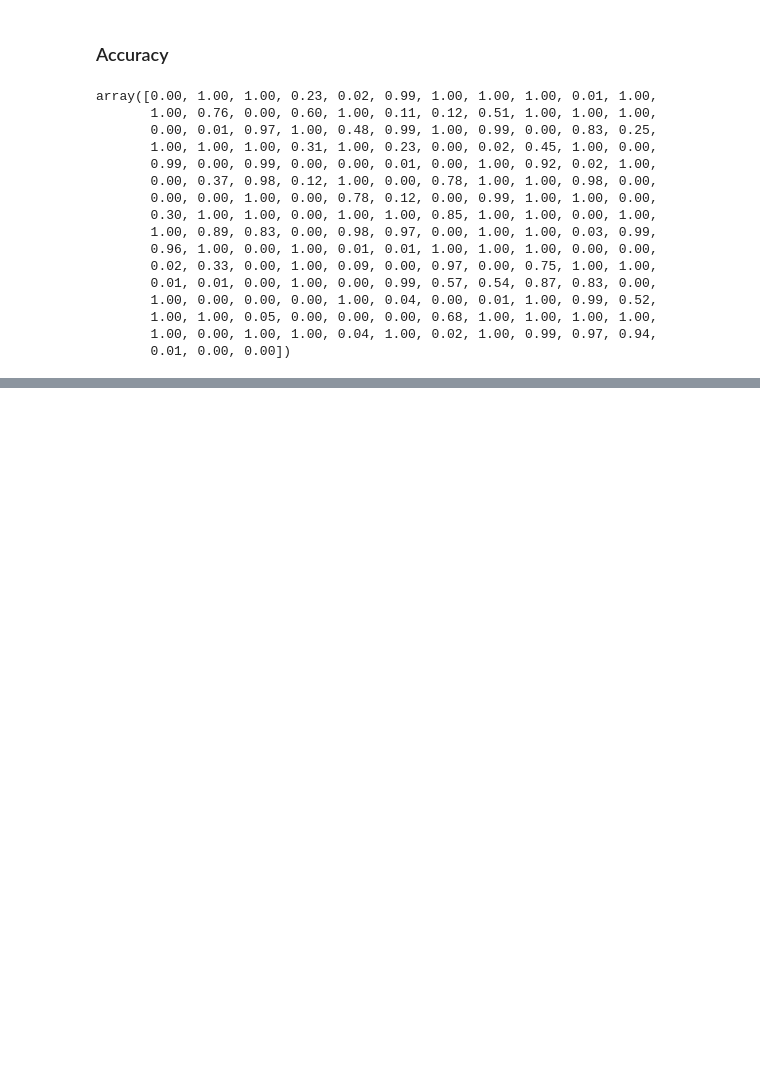
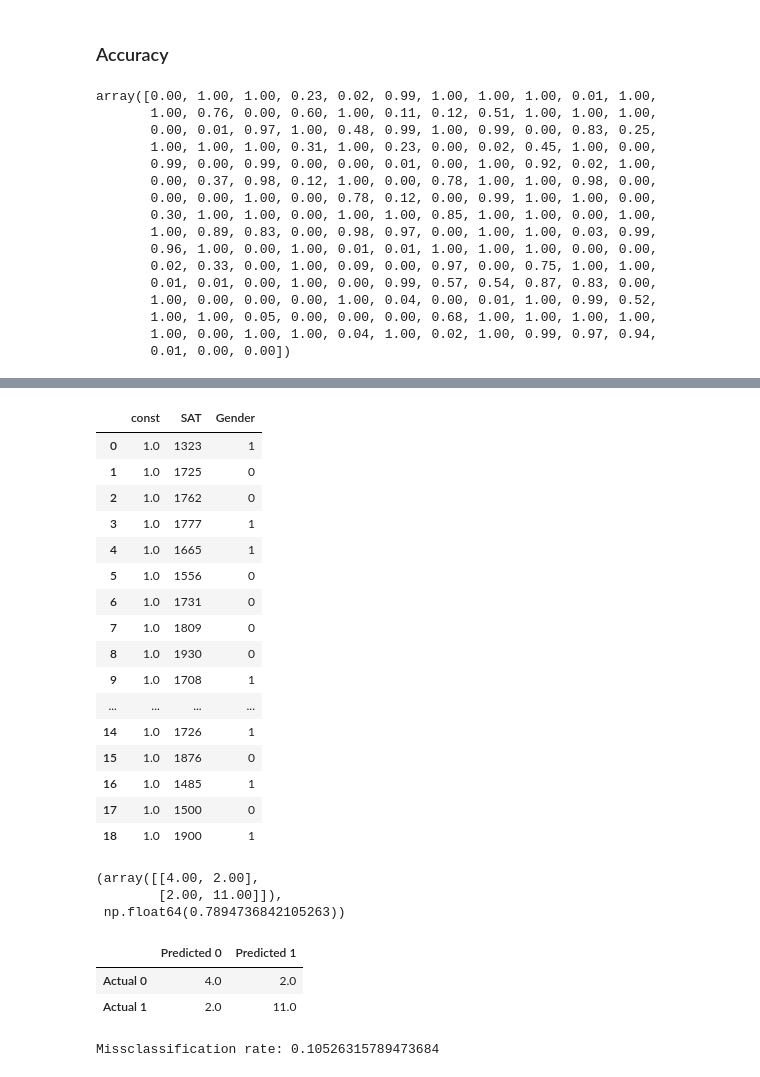
Before and after one commit to manuel22fuele/DC_Codes, a Jupyter notebook: Binary Predictores in a Logistic Regression.ipynb, the cells around one changed output, grey strips where cells are left out. Cells and saved outputs as stored; diff of their text form; code cells hidden in the pictures; blank space fills up the shorter version.

```diff
--- a/Binary Predictores in a Logistic Regression.ipynb
+++ b/Binary Predictores in a Logistic Regression.ipynb
@@ -108,0 +203,27 @@ array([0.00, 1.00, 1.00, 0.23, 0.02, 0.99, 1.00, 1.00, 1.00, 0.01, 1.00,
+# %%
+# Our test data should be exactly the same as our input data
+
+test_actual = test['Admitted']
+test_data = test.drop(['Admitted'], axis=1)
+test_data = sm.add_constant(test_data)
+# It's very important to keep the same order of the columns as in the training data
+# test_data = test_data[x.columns.values]
+test_data
+# %% [output]
+|  | const | SAT | Gender |
+| 0 | 1.0 | 1323 | 1 |
+| 1 | 1.0 | 1725 | 0 |
+| 2 | 1.0 | 1762 | 0 |
+| 3 | 1.0 | 1777 | 1 |
+| 4 | 1.0 | 1665 | 1 |
+| 5 | 1.0 | 1556 | 0 |
+| 6 | 1.0 | 1731 | 0 |
+| 7 | 1.0 | 1809 | 0 |
+| 8 | 1.0 | 1930 | 0 |
+| 9 | 1.0 | 1708 | 1 |
+| ... | ... | ... | ... |
+| 14 | 1.0 | 1726 | 1 |
+| 15 | 1.0 | 1876 | 0 |
+| 16 | 1.0 | 1485 | 1 |
+| 17 | 1.0 | 1500 | 0 |
+| 18 | 1.0 | 1900 | 1 |
@@ -108,0 +238,20 @@ array([0.00, 1.00, 1.00, 0.23, 0.02, 0.99, 1.00, 1.00, 1.00, 0.01, 1.00,
+# %%
+cm = confusion_matrix(test_data, test_actual, results_log)
+cm
+# %% [output]
+(array([[4.00, 2.00],
+        [2.00, 11.00]]),
+ np.float64(0.7894736842105263))
+# %%
+cm_df = pd.DataFrame(cm[0])
+cm_df.columns = ['Predicted 0', 'Predicted 1']
+cm_df = cm_df.rename(index={0: 'Actual 0', 1: 'Actual 1'})
+cm_df
+# %% [output]
+|  | Predicted 0 | Predicted 1 |
+| Actual 0 | 4.0 | 2.0 |
+| Actual 1 | 2.0 | 11.0 |
+# %%
+print('Missclassification rate: '+str((1+1)/19))
+# %% [output]
+Missclassification rate: 0.10526315789473684
```
Also changed, not shown: parts of 11 cells of this notebook, 2 other files.
